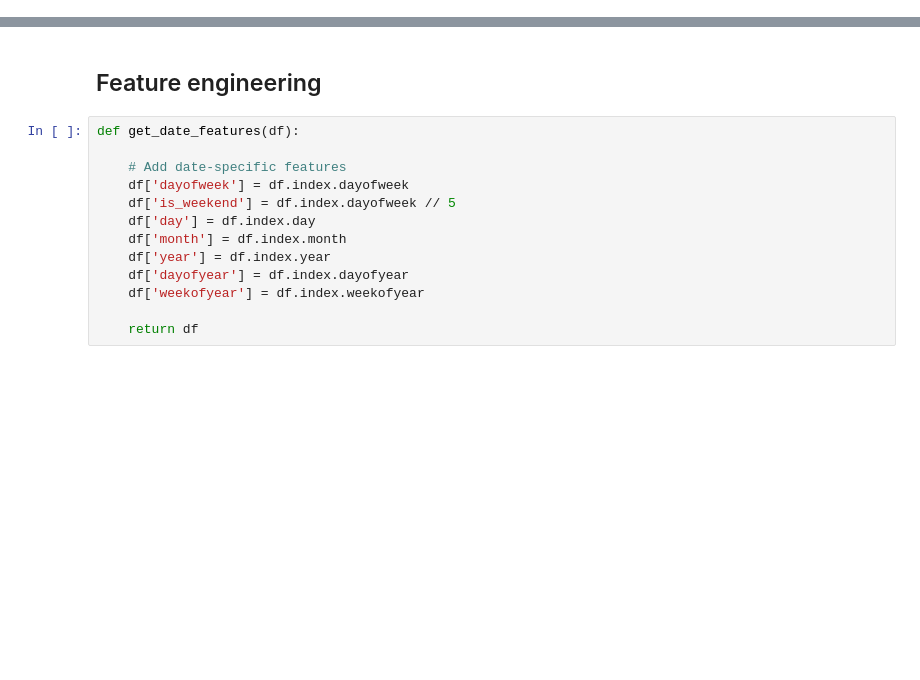
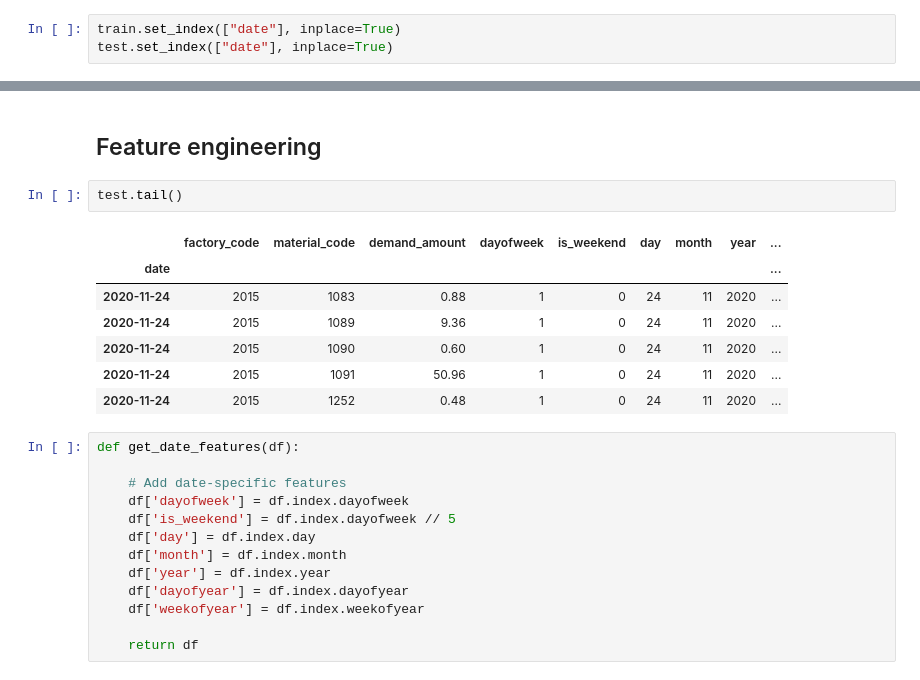
Before and after one commit to waynewang123/data_competitions, a Jupyter notebook: the_5th_industry_competitions/demand forecasting/Untitled.ipynb, the cells around one changed output, grey strips where cells are left out. Cells and saved outputs as stored; diff of their text form; blank space fills up the shorter version.

```diff
--- a/the_5th_industry_competitions/demand forecasting/Untitled.ipynb
+++ b/the_5th_industry_competitions/demand forecasting/Untitled.ipynb
@@ -92,4 +117,7 @@ demand_df.date.min(),demand_df.date.max()
 # %%
 train = demand_df[demand_df.date < '2020-08-24']
 test = demand_df[demand_df.date >= '2020-08-24']
+# %%
+train.set_index(["date"], inplace=True)
+test.set_index(["date"], inplace=True)
 # %%
@@ -100,5 +128,15 @@ Timedelta('93 days 00:00:00')
 # %% [markdown]
 ## Feature engineering
+# %%
+test.tail()
+# %% [output]
+|  | factory_code | material_code | demand_amount | dayofweek | is_weekend | day | month | year | ... |
+| date |  |  |  |  |  |  |  |  | ... |
+| 2020-11-24 | 2015 | 1083 | 0.88 | 1 | 0 | 24 | 11 | 2020 | ... |
+| 2020-11-24 | 2015 | 1089 | 9.36 | 1 | 0 | 24 | 11 | 2020 | ... |
+| 2020-11-24 | 2015 | 1090 | 0.60 | 1 | 0 | 24 | 11 | 2020 | ... |
+| 2020-11-24 | 2015 | 1091 | 50.96 | 1 | 0 | 24 | 11 | 2020 | ... |
+| 2020-11-24 | 2015 | 1252 | 0.48 | 1 | 0 | 24 | 11 | 2020 | ... |
 # %%
 def get_date_features(df):
 
```
Also changed, not shown: parts of 14 cells of this notebook, 1 other file.
